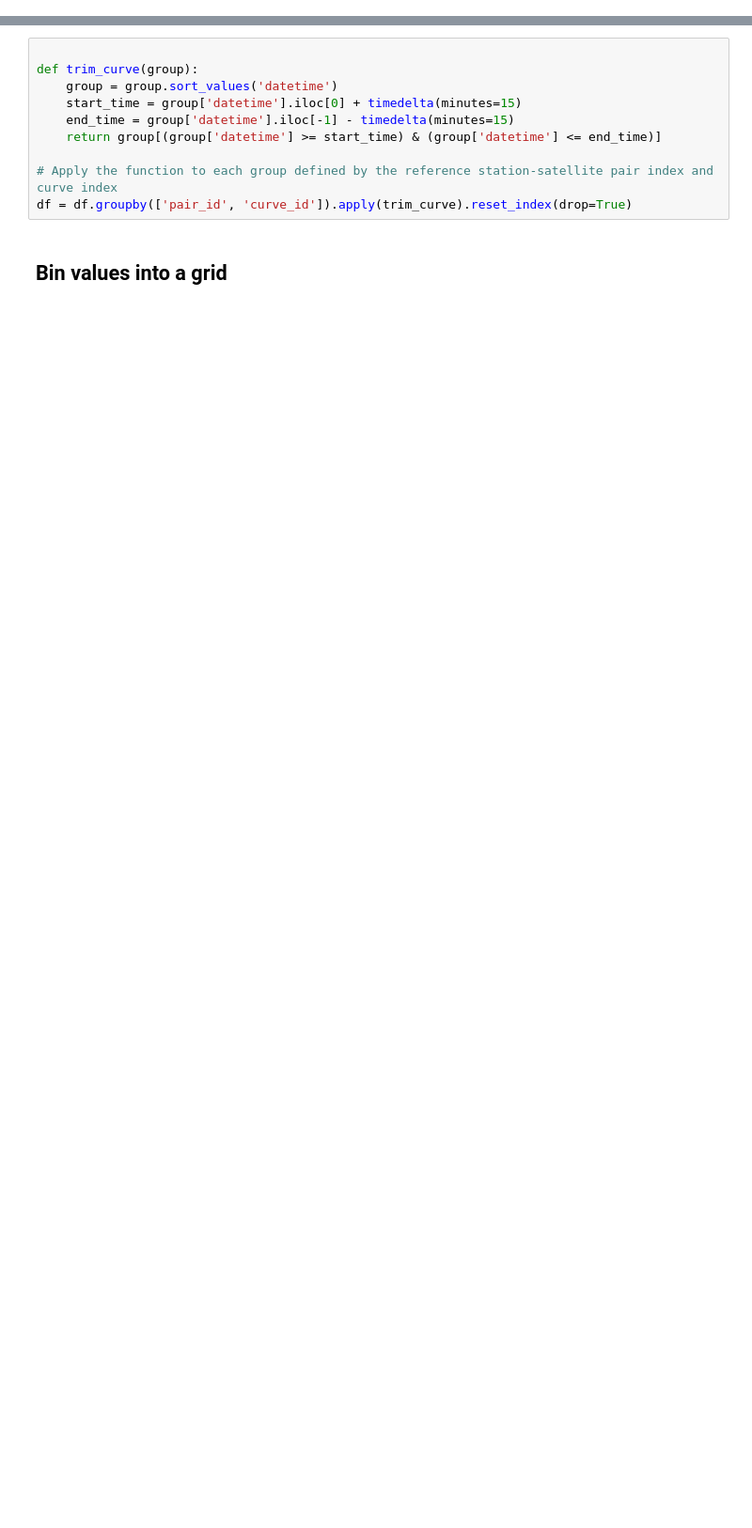
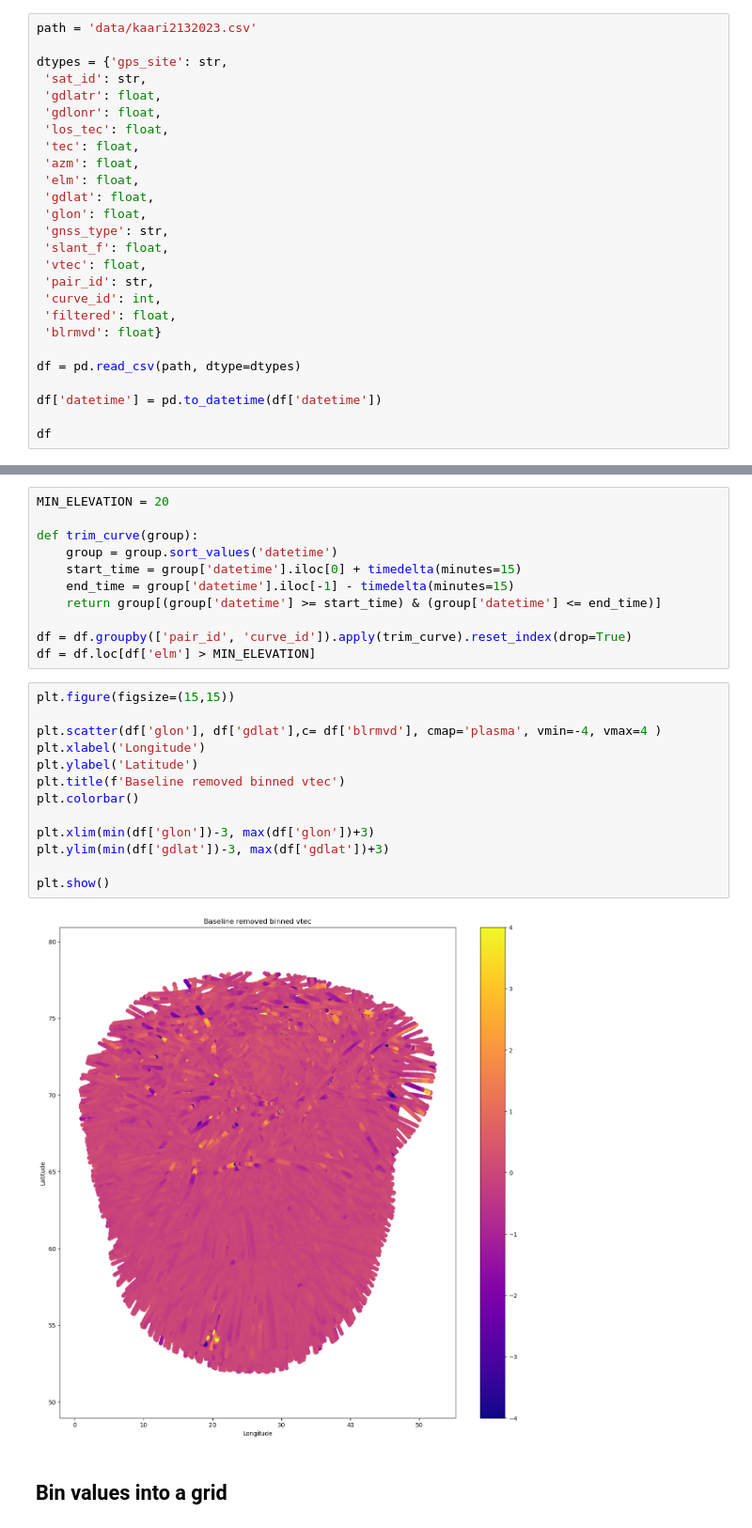
Before and after one commit to kuhaonmaraani/gradu, a Jupyter notebook: kaariplotit.ipynb, the cells around one changed output, grey strips where cells are left out. Shown at 94% size. Cells and saved outputs as stored; diff of their text form; blank space fills up the shorter version.

```diff
--- a/kaariplotit.ipynb
+++ b/kaariplotit.ipynb
@@ -28,0 +10,26 @@ df
+# %%
+path = 'data/kaari2132023.csv'
+
+dtypes = {'gps_site': str,
+ 'sat_id': str,
+ 'gdlatr': float,
+ 'gdlonr': float,
+ 'los_tec': float,
+ 'tec': float,
+ 'azm': float,
+ 'elm': float,
+ 'gdlat': float,
+ 'glon': float,
+ 'gnss_type': str,
+ 'slant_f': float,
+ 'vtec': float,
+ 'pair_id': str,
+ 'curve_id': int,
+ 'filtered': float,
+ 'blrmvd': float}
+
+df = pd.read_csv(path, dtype=dtypes)
+
+df['datetime'] = pd.to_datetime(df['datetime'])
+
+df
@@ -31,4 +52,5 @@ df
 # %%
+MIN_ELEVATION = 20
 
 def trim_curve(group):
     group = group.sort_values('datetime')
@@ -36,7 +58,22 @@ def trim_curve(group):
     end_time = group['datetime'].iloc[-1] - timedelta(minutes=15)
     return group[(group['datetime'] >= start_time) & (group['datetime'] <= end_time)]
 
-# Apply the function to each group defined by the reference station-satellite pair index and curve index
 df = df.groupby(['pair_id', 'curve_id']).apply(trim_curve).reset_index(drop=True)
+df = df.loc[df['elm'] > MIN_ELEVATION]
+# %%
+plt.figure(figsize=(15,15))
+
+plt.scatter(df['glon'], df['gdlat'],c= df['blrmvd'], cmap='plasma', vmin=-4, vmax=4 )
+plt.xlabel('Longitude')
+plt.ylabel('Latitude')
+plt.title(f'Baseline removed binned vtec')
+plt.colorbar()
+
+plt.xlim(min(df['glon'])-3, max(df['glon'])+3)
+plt.ylim(min(df['gdlat'])-3, max(df['gdlat'])+3)
+
+plt.show()
+# %% [output]
+[figure, added]
 # %% [markdown]
 ## Bin values into a grid
```
Also changed, not shown: parts of 11 cells of this notebook, 1 other file.
